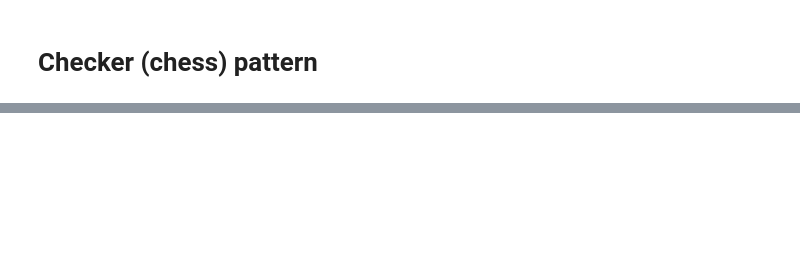
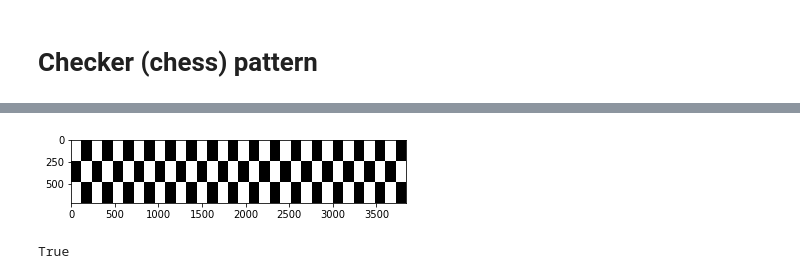
Before and after one commit to workingyifei/display-pattern-generator, a Jupyter notebook: SED test patterns.ipynb, the cells around one changed output, grey strips where cells are left out. Saved outputs shown, nothing was run; the diff lists cells and outputs as text; code cells hidden in the pictures; blank space fills up the shorter version.

```diff
--- a/SED test patterns.ipynb
+++ b/SED test patterns.ipynb
@@ -388,25 +431,28 @@ cv2.imwrite("32x6A.bmp", chess)
 # %%
 rows = 3
 cols = 32
 
 box_width = width/cols
 box_height = height/rows
 color = [white, black]
 color_reversed = [black, white]
 
 chess = create_blank(width, height, rgb_color=white)
 
 for i in range(rows):
     for j in range(cols):
         pts = np.array([[(j+0)*box_width, (i+0)*box_height], [(j+1)*box_width, (i+0)*box_height], [(j+1)*box_width, (i+1)*box_height], [(j+0)*box_width, (i+1)*box_height]])
         if i%2 == 0:
             chess = cv2.fillPoly(chess, np.int32([pts]), color[j%2])
         else:
             chess = cv2.fillPoly(chess, np.int32([pts]), color_reversed[j%2])
 
 plt.imshow(chess)
 plt.show()
-cv2.imwrite("32x3B.bmp", chess)
+cv2.imwrite("3X32B.bmp", chess)
+# %% [output]
+[figure, added]
+True
 # %%
 rows = 3
 cols = 32
```
Also changed, not shown: parts of 29 cells of this notebook, 14 other files.
